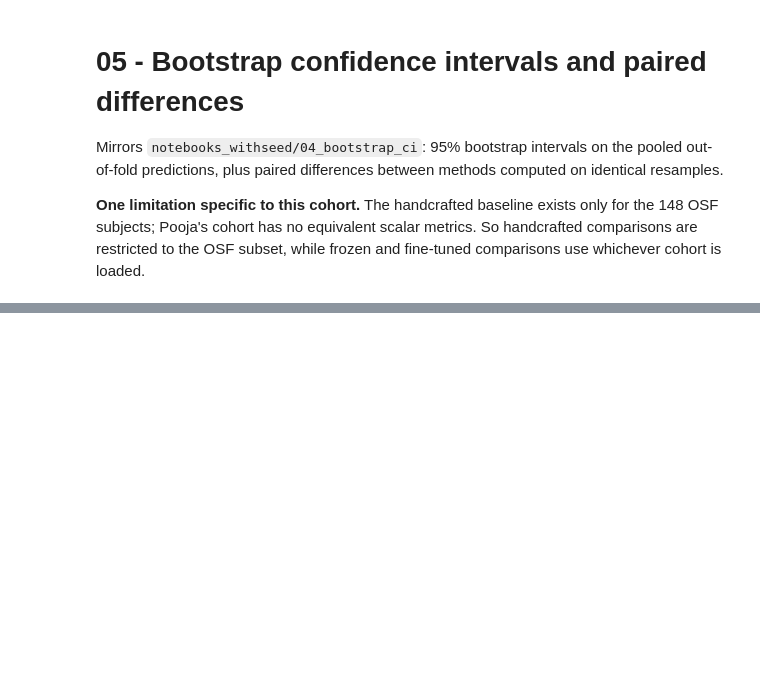
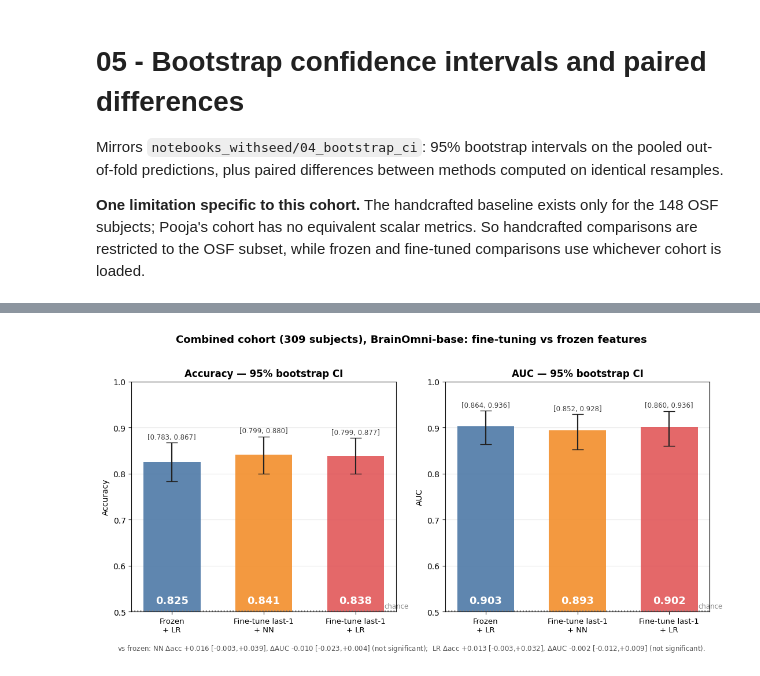
Before and after one commit to faeilana/meg-ad-brainomni, a Jupyter notebook: notebooks_parcel/05_bootstrap_ci.ipynb, the cells around one changed output, grey strips where cells are left out. Cells and saved outputs as stored; diff of their text form; code cells hidden in the pictures; blank space fills up the shorter version.

```diff
--- a/notebooks_parcel/05_bootstrap_ci.ipynb
+++ b/notebooks_parcel/05_bootstrap_ci.ipynb
@@ -102,0 +128,95 @@ print('saved parcel_bootstrap_comparison.png')
+# %%
+# Vertical-bar version: fine-tuned vs frozen on the same 309 subjects.
+# Error bars are 95% bootstrap CIs (asymmetric, hence the 2xN yerr array).
+# The footnote carries the paired test, which is the statistic that actually
+# decides the question -- overlapping CIs alone are not a significance test.
+# NOTE: the paired-diff numbers used to be hardcoded text copied from a tiny run;
+# they are now computed live so this cell is correct for whichever MODEL is loaded.
+import numpy as np, torch
+import matplotlib.pyplot as plt
+from sklearn.model_selection import StratifiedKFold
+from sklearn.linear_model import LogisticRegression
+from sklearn.metrics import accuracy_score, roc_auc_score
+
+d = torch.load(f'{OUT}/finetune_combined_{MODEL}.pt', map_location='cpu', weights_only=False)
+cvr = d['cv'][10]; y = np.asarray(d['labels']); N = len(y)
+
+X = np.load(f'{OUT}/combined_frozen_{MODEL}_{SUFFIX}.npy')
+fz_pred, fz_prob = np.zeros(N, int), np.zeros(N)
+for tr, te in StratifiedKFold(5, shuffle=True, random_state=123).split(X, y):
+    m = LogisticRegression(max_iter=2000).fit(X[tr], y[tr])
+    fz_pred[te], fz_prob[te] = m.predict(X[te]), m.predict_proba(X[te])[:, 1]
+
+M = [('Frozen\n+ LR',            fz_pred, fz_prob, '#4E79A7'),
+     ('Fine-tune last-1\n+ NN',  np.asarray(cvr['nn_pred']), np.asarray(cvr['nn_prob']), '#F28E2B'),
+     ('Fine-tune last-1\n+ LR',  np.asarray(cvr['lr_pred']), np.asarray(cvr['lr_prob']), '#E15759')]
+
+def boot(p, pr, nb=2000, seed=123):
+    rng = np.random.default_rng(seed); A, U = [], []
+    for _ in range(nb):
+        b = rng.choice(N, N, replace=True)
+        if len(np.unique(y[b])) < 2: continue
+        A.append(accuracy_score(y[b], p[b])); U.append(roc_auc_score(y[b], pr[b]))
+    return np.percentile(A, [2.5, 97.5]), np.percentile(U, [2.5, 97.5])
+
+def boot_diff(p, pr, nb=2000, seed=123):
+    # paired against the frozen reference, same resamples as `boot` above
+    rng = np.random.default_rng(seed); dA, dU = [], []
+    for _ in range(nb):
+        b = rng.choice(N, N, replace=True)
+        if len(np.unique(y[b])) < 2: continue
+        dA.append(accuracy_score(y[b], p[b]) - accuracy_score(y[b], fz_pred[b]))
+        dU.append(roc_auc_score(y[b], pr[b]) - roc_auc_score(y[b], fz_prob[b]))
+    da = accuracy_score(y, p) - accuracy_score(y, fz_pred)
+    du = roc_auc_score(y, pr) - roc_auc_score(y, fz_prob)
+    return da, np.percentile(dA, [2.5, 97.5]), du, np.percentile(dU, [2.5, 97.5])
+
+R = []
+for tag, p, pr, col in M:
+    (al, ah), (ul, uh) = boot(p, pr)
+    R.append(dict(tag=tag, col=col, acc=accuracy_score(y, p), aci=(al, ah),
+                  auc=roc_auc_score(y, pr), uci=(ul, uh)))
+
+fig, axes = plt.subplots(1, 2, figsize=(11, 5.6))
+for ax, key, cik, name in [(axes[0], 'acc', 'aci', 'Accuracy'), (axes[1], 'auc', 'uci', 'AUC')]:
+    xs = np.arange(len(R))
+    vals = [r[key] for r in R]
+    # asymmetric error bars: bootstrap CIs are not symmetric about the point estimate
+    err = np.array([[r[key] - r[cik][0] for r in R], [r[cik][1] - r[key] for r in R]])
+    ax.bar(xs, vals, 0.62, yerr=err, color=[r['col'] for r in R], alpha=.9,
+           capsize=7, error_kw=dict(lw=1.6, ecolor='#222'))
+    for i, r in enumerate(R):
+        ax.text(i, 0.513, f'{r[key]:.3f}', ha='center', va='bottom',
+                fontweight='bold', fontsize=13, color='white')
+        ax.text(i, r[cik][1] + .008, f'[{r[cik][0]:.3f}, {r[cik][1]:.3f}]',
+                ha='center', fontsize=8.5, color='#444')
+    ax.axhline(0.502, color='#888', ls=':', lw=1.4)
+    ax.text(len(R) - .42, 0.508, 'chance', color='#888', fontsize=8.5, ha='right')
+    ax.set_xticks(xs); ax.set_xticklabels([r['tag'] for r in R], fontsize=9.5)
+    ax.set_ylim(0.5, 1.0); ax.set_ylabel(name)
+    ax.set_title(f'{name} — 95% bootstrap CI', fontsize=12, fontweight='bold')
+    ax.grid(axis='y', alpha=.3); ax.set_axisbelow(True)
+
+# paired diff vs frozen, computed live (not copy-pasted) so it's correct for this MODEL
+da_nn, aci_nn, du_nn, uci_nn = boot_diff(np.asarray(cvr['nn_pred']), np.asarray(cvr['nn_prob']))
+da_lr, aci_lr, du_lr, uci_lr = boot_diff(np.asarray(cvr['lr_pred']), np.asarray(cvr['lr_prob']))
+sig = lambda lo, hi: 'significant' if (lo > 0 or hi < 0) else 'not significant'
+
+fig.suptitle(f'Combined cohort (309 subjects), BrainOmni-{MODEL}: fine-tuning vs frozen features',
+             fontsize=13, fontweight='bold', y=.99)
+fig.text(.5, .015,
+         'vs frozen: NN ' +
+         rf'$\Delta$acc {da_nn:+.3f} [{aci_nn[0]:+.3f},{aci_nn[1]:+.3f}], ' +
+         rf'$\Delta$AUC {du_nn:+.3f} [{uci_nn[0]:+.3f},{uci_nn[1]:+.3f}] ({sig(*aci_nn)});  ' +
+         'LR ' +
+         rf'$\Delta$acc {da_lr:+.3f} [{aci_lr[0]:+.3f},{aci_lr[1]:+.3f}], ' +
+         rf'$\Delta$AUC {du_lr:+.3f} [{uci_lr[0]:+.3f},{uci_lr[1]:+.3f}] ({sig(*aci_lr)}).',
+         ha='center', fontsize=8.5, color='#555')
+plt.tight_layout(rect=[0, .04, 1, .97])
+fname = f'finetune_vs_frozen_combined_{MODEL}.png'
+plt.savefig(f'{OUT}/{fname}', dpi=150, bbox_inches='tight')
+plt.show()
+print('saved', fname)
+for r in R: print(f"  {r['tag'][:16]:18s} acc {r['acc']:.3f} {r['aci']}  auc {r['auc']:.3f} {r['uci']}")
+# %% [output]
+[figure, added]
```
Also changed, not shown: parts of 6 cells of this notebook, 27 other files.
